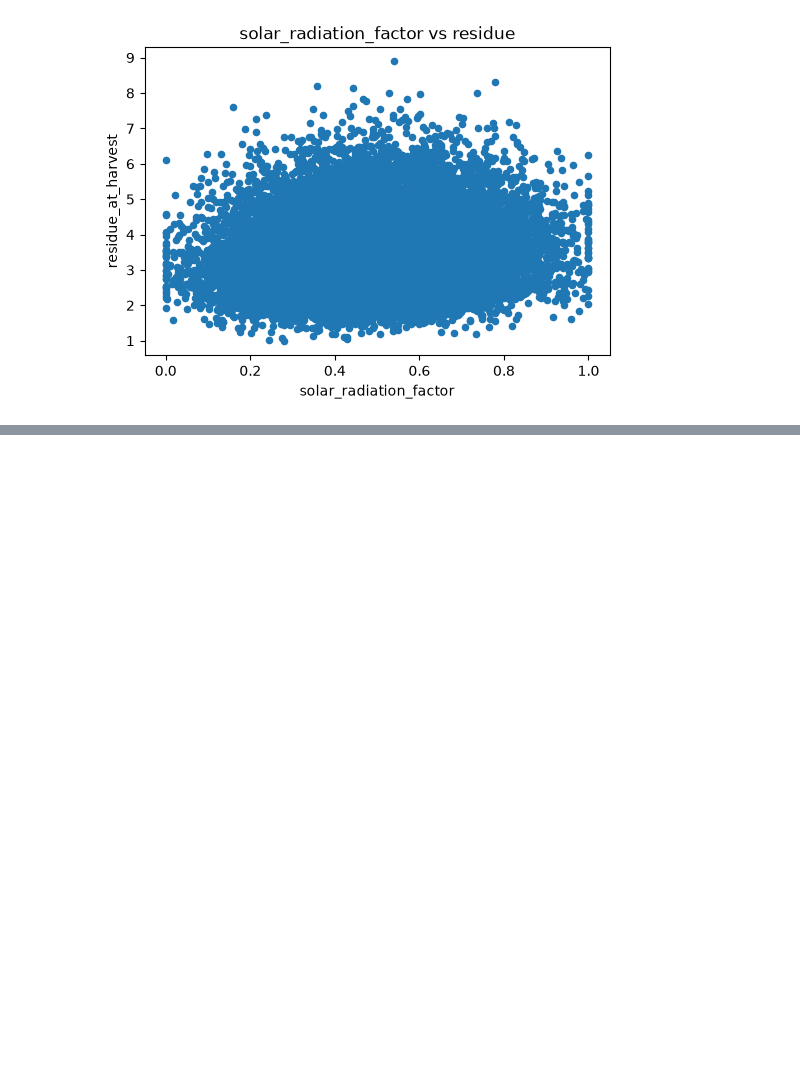
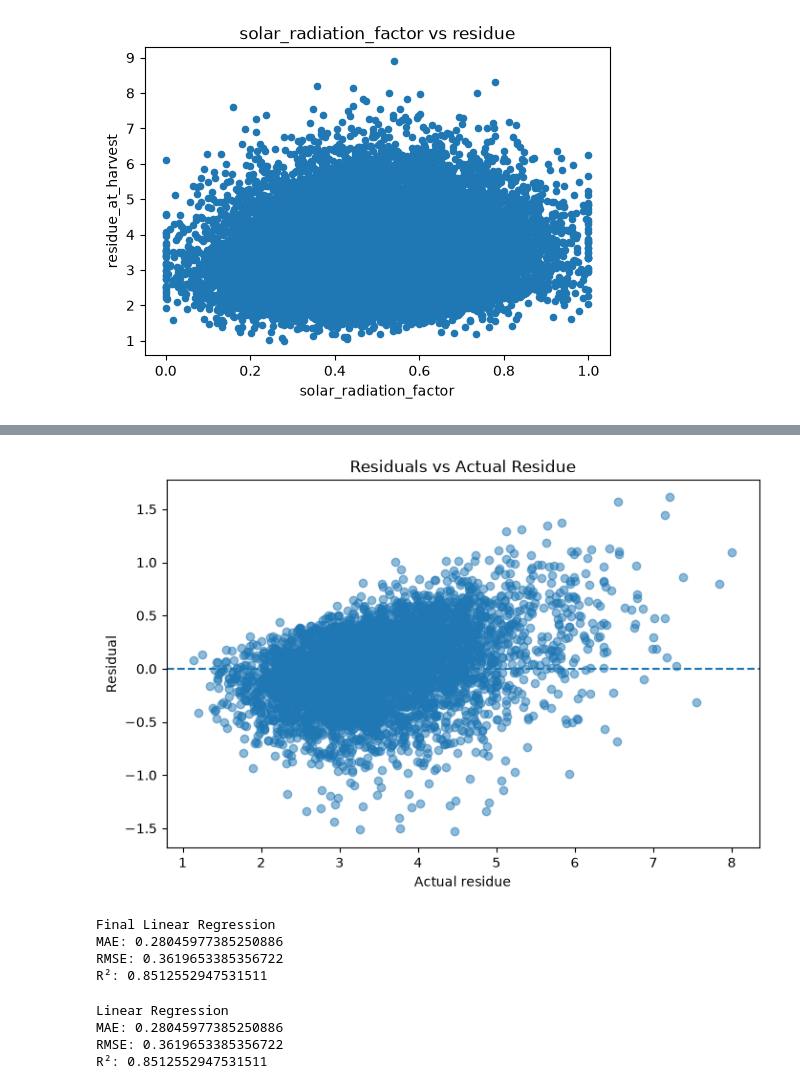
Before and after one commit to aliyufaisall/AGROSAFE-RESIDUE-PREDICTOR, a Jupyter notebook: notebooks/residue_predictor.ipynb, the cells around one changed output, grey strips where cells are left out. Drawn from its saved outputs; the diff is of its cells as text; code cells hidden in the pictures; blank space fills up the shorter version.

```diff
--- a/notebooks/residue_predictor.ipynb
+++ b/notebooks/residue_predictor.ipynb
@@ -244,0 +499,44 @@ for feature in features:
+# %%
+plt.figure(figsize=(8, 5))
+
+plt.scatter(y_test, residuals, alpha=0.5)
+
+plt.axhline(y=0, linestyle="--")
+
+plt.xlabel("Actual residue")
+plt.ylabel("Residual")
+plt.title("Residuals vs Actual Residue")
+
+plt.show()
+# %% [output]
+[figure, added]
+# %%
+from sklearn.metrics import mean_absolute_error, mean_squared_error, r2_score
+import numpy as np
+
+final_mae = mean_absolute_error(y_test, linear_predictions)
+final_rmse = np.sqrt(mean_squared_error(y_test, linear_predictions))
+final_r2 = r2_score(y_test, linear_predictions)
+
+print("Final Linear Regression")
+print("MAE:", final_mae)
+print("RMSE:", final_rmse)
+print("R²:", final_r2)
+# %% [output]
+Final Linear Regression
+MAE: 0.28045977385250886
+RMSE: 0.3619653385356722
+R²: 0.8512552947531511
+# %%
+import sys
+from pathlib import Path
+
+sys.path.append(str(Path.cwd().parent))
+from src.train import train_residue_model
+
+model = train_residue_model(dataset)
+# %% [output]
+Linear Regression
+MAE: 0.28045977385250886
+RMSE: 0.3619653385356722
+R²: 0.8512552947531511
```
Also changed, not shown: parts of 13 cells of this notebook, 5 other files.
